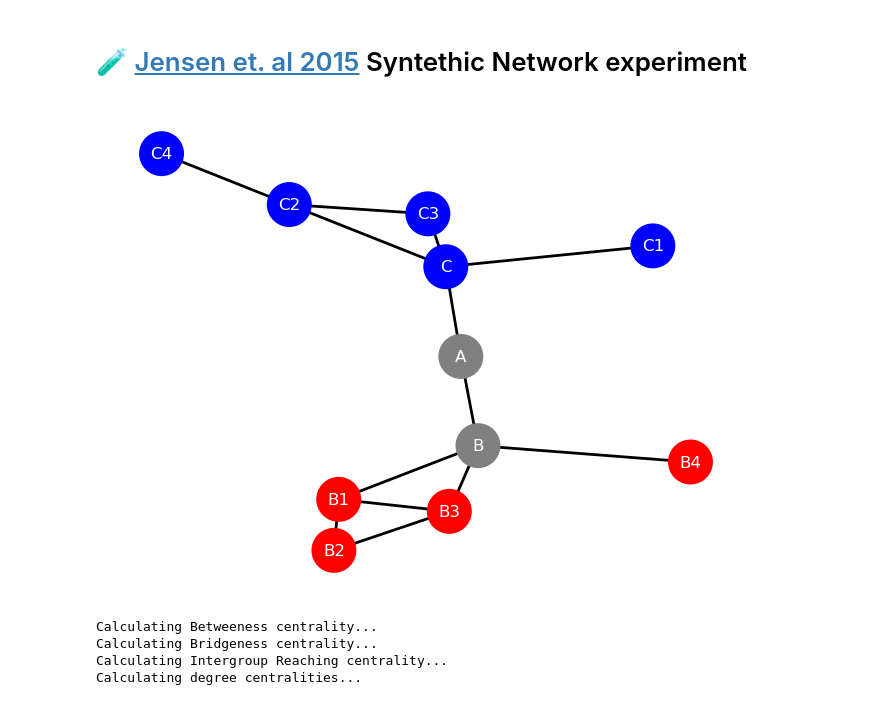
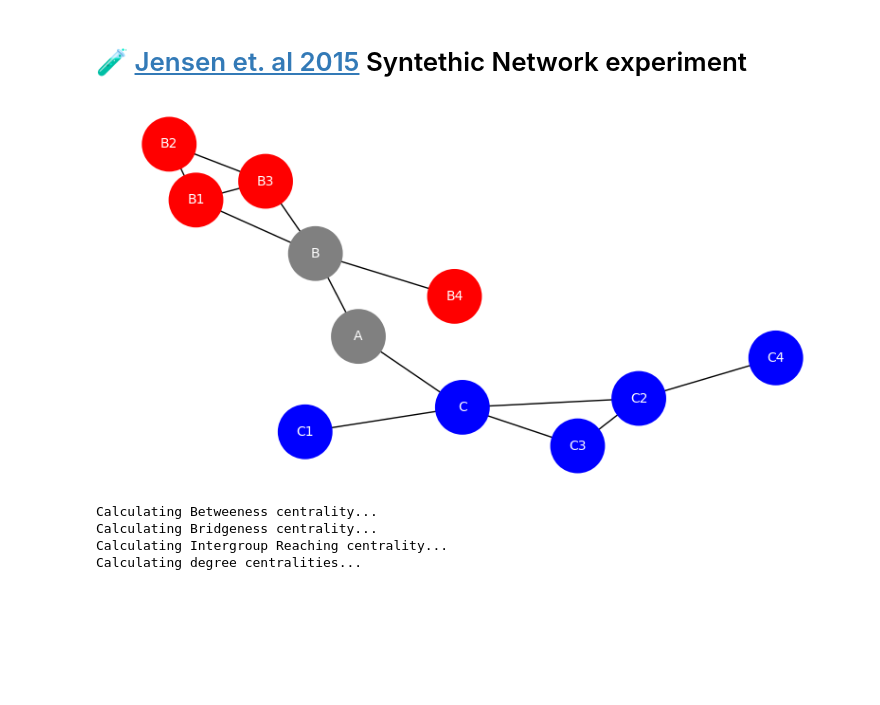
Before and after one commit to jordankobellarz/intergroup-bridging, a Jupyter notebook: centralities_comparison.ipynb, the cells around one changed output. Drawn from its saved outputs; the diff is of its cells as text; code cells hidden in the pictures; blank space fills up the shorter version.

Commit message:
better docs and visualizations

```diff
--- a/centralities_comparison.ipynb
+++ b/centralities_comparison.ipynb
@@ -6,20 +6,35 @@ import seaborn as sns
 
 from core import *
 # %%
-def plot_network(G, color_attr, attr_color_map, size_attr=None):
+import math
 
-    color_map = [attr_color_map[G.nodes[node][color_attr]] for node in G.nodes]
+def plot_network(G, color_attr, color_attr_map, size_attr=None, node_base_size=500, font_size=10, spring_layout_k=None, hide_label_threshould=0.0):
 
+    color_map = [color_attr_map[G.nodes[node][color_attr]] for node in G.nodes]
+
+    # generate nodes' label
     if size_attr:
-        sizes = [500+1000*G.nodes[node][size_attr] for node in G.nodes]
-        labels = [str(node) + ' ' + str(round(G.nodes[node][size_attr], 1)) for node in G.nodes]
+        sizes = [node_base_size+2000*G.nodes[node][size_attr] for node in G.nodes]
+        labels = []
+        for node in G.nodes:
+            size = round(G.nodes[node][size_attr], 1)
+            if size >= hide_label_threshould:
+                label = str(node) + '\n' + str(size)
+            else:
+                label = str('')
+            labels.append(label)
     else:
-        sizes = [500] * len(G.nodes)
+        sizes = [node_base_size] * len(G.nodes)
         labels = list(G.nodes)
-
     labels = dict(zip(G.nodes, labels))
 
-    nx.draw_spring(G, with_labels=True, node_color=color_map, node_size=sizes, labels=labels, linewidths=10, width=2, font_color='white')
+    # generate nodes' positions
+    pos = nx.spring_layout(G, k=spring_layout_k, seed=100)
+
+    plt.figure(figsize=(10, 5))
+    ax = plt.gca()
+    ax.set_title(size_attr)
+    nx.draw(G, pos=pos, with_labels=True, node_color=color_map, node_size=sizes, labels=labels, linewidths=10, width=1, font_color='white', font_size=font_size, ax=ax)
     plt.show()
 # %% [markdown]
 # 🧪 [Jensen et. al 2015](https://arxiv.org/pdf/1509.08295.pdf) Syntethic Network experiment
@@ -39,35 +54,35 @@ G.add_node('B', orientation='N', label='B')
 
 G.add_node('B1', orientation='L', label='B1')
 G.add_node('B2', orientation='L', label='B2')
 G.add_node('B3', orientation='L', label='B3')
 G.add_node('B4', orientation='L', label='B4')
 
 G.add_node('C', orientation='R', label='C')
 G.add_node('C1', orientation='R', label='C1')
 G.add_node('C2', orientation='R', label='C2')
 G.add_node('C3', orientation='R', label='C3')
 G.add_node('C4', orientation='R', label='C4')
 
 G.add_edge('A', 'B')
 G.add_edge('A', 'C')
 
 G.add_edge('B', 'B1')
 G.add_edge('B', 'B3')
 G.add_edge('B', 'B4')
 G.add_edge('B1', 'B2')
 G.add_edge('B1', 'B3')
 G.add_edge('B2', 'B3')
 
 G.add_edge('C', 'C1')
 G.add_edge('C', 'C2')
 G.add_edge('C', 'C3')
 G.add_edge('C2', 'C4')
 G.add_edge('C2', 'C3')
 
 
-plot_network(G, 'orientation', orientation_to_color)
+plot_network(G, 'orientation', orientation_to_color, node_base_size=1000, spring_layout_k=0.4)
 # %% [output]
-[figure, old version]
+[figure, new version]
 # %%
 # calculate centralities
 extract_betweenness(G)
```
Also changed, not shown: parts of 9 cells of this notebook, 6 other files.
